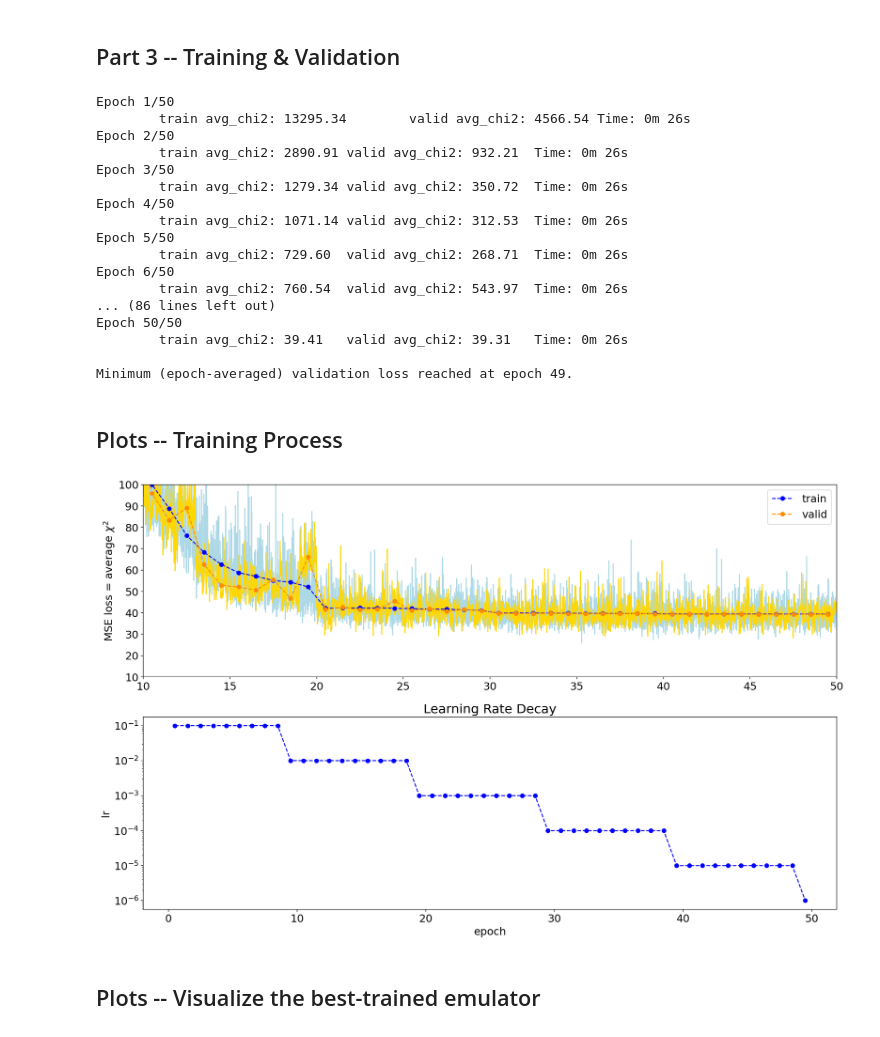
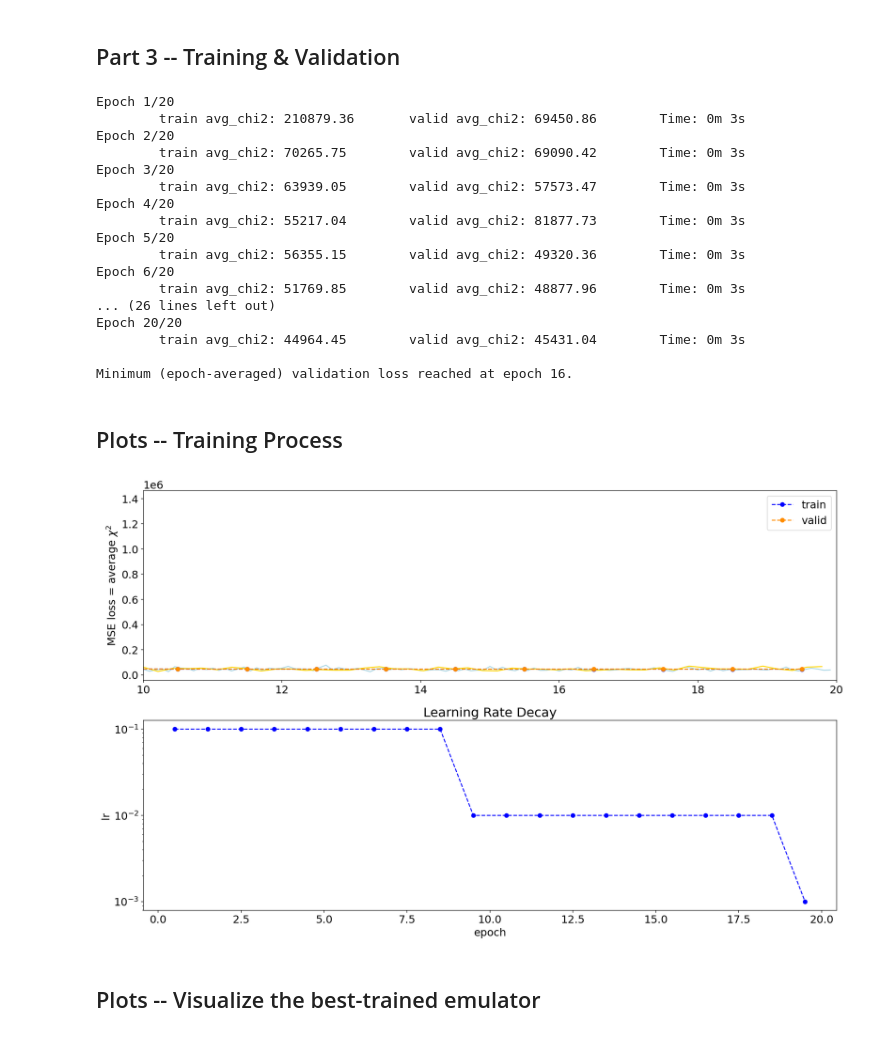
Before and after one commit to hungjinh/emulator_Nx2pt, a Jupyter notebook: notebooks/develop/[build] Simple MLE model (with dataV decorrelated).ipynb, the cells around one changed output. Saved outputs shown, nothing was run; the diff lists cells and outputs as text; code cells hidden in the pictures.

```diff
--- a/notebooks/develop/[build] Simple MLE model (with dataV decorrelated).ipynb
+++ b/notebooks/develop/[build] Simple MLE model (with dataV decorrelated).ipynb
@@ -16,7 +16,7 @@ import torch.optim as optim
 # %%
 dir_data = '/home/hhg/Research/emu_Nx2pt/data/'
 filename = dir_data+'pco_train_1000000.pkl'
-startID, endID = 0, 100000
+startID, endID = 0, 10000
 
 with open(filename, 'rb') as handle:
     pco_samples = pickle.load(handle)
@@ -46,7 +46,7 @@ class datavDataset(Dataset):
     def __getitem__(self, index):
         pcoID = self.IDs[index]
         dataT = torch.load( os.path.join(self.dir_datav, 'dataT_'+str(pcoID)+'.pt') )
-        pco = torch.from_numpy(df_pco.iloc[[pcoID]].values[0]).float()
+        pco = torch.from_numpy(df_pco.loc[[pcoID]].values[0]).float()
         return pco, dataT
 
     def __len__(self):
@@ -104,7 +115,7 @@ class ChiSquare(nn.Module):
         return chi2
 # %%
 # ------ Hyper-parameters ------
-num_epochs = 50
+num_epochs = 20
 batch_size = batch_size
 learning_rate = 0.1
 step_size = 10
@@ -113,7 +124,7 @@ early_stop_threshold = 10
 
 ########################
 
-model = SimpleNet(Npco=Npco, Nout=Nout, Nhidden1=Nhidden1, Nhidden2=Nhidden2).to(device)
+model = MLP(Npco, Nout, Nblocks, Nhidden).to(device)
 
 #criterion = nn.MSELoss()
 criterion = ChiSquare()
@@ -143,9 +154,9 @@ for epoch in range(num_epochs):
     for phase in ['train', 'valid']:
 
         if phase == 'train':
-            model = model.train()
+            model.train()
         else:
-            model = model.eval()
+            model.eval()
 
         running_loss = 0.0
         for i, (inputs, labels) in enumerate(dataloader[phase]):
@@ -200,23 +211,23 @@ for epoch in range(num_epochs):
 
 print(f'\nMinimum (epoch-averaged) validation loss reached at epoch {best_epoch+1}.')
 # %% [output]
-Epoch 1/50
-        train avg_chi2: 13295.34        valid avg_chi2: 4566.54 Time: 0m 26s
-Epoch 2/50
-        train avg_chi2: 2890.91 valid avg_chi2: 932.21  Time: 0m 26s
-Epoch 3/50
-        train avg_chi2: 1279.34 valid avg_chi2: 350.72  Time: 0m 26s
-Epoch 4/50
-        train avg_chi2: 1071.14 valid avg_chi2: 312.53  Time: 0m 26s
-Epoch 5/50
-        train avg_chi2: 729.60  valid avg_chi2: 268.71  Time: 0m 26s
-Epoch 6/50
-        train avg_chi2: 760.54  valid avg_chi2: 543.97  Time: 0m 26s
-... (86 lines left out)
-Epoch 50/50
-        train avg_chi2: 39.41   valid avg_chi2: 39.31   Time: 0m 26s
+Epoch 1/20
+        train avg_chi2: 210879.36       valid avg_chi2: 69450.86        Time: 0m 3s
+Epoch 2/20
+        train avg_chi2: 70265.75        valid avg_chi2: 69090.42        Time: 0m 3s
+Epoch 3/20
+        train avg_chi2: 63939.05        valid avg_chi2: 57573.47        Time: 0m 3s
+Epoch 4/20
+        train avg_chi2: 55217.04        valid avg_chi2: 81877.73        Time: 0m 3s
+Epoch 5/20
+        train avg_chi2: 56355.15        valid avg_chi2: 49320.36        Time: 0m 3s
+Epoch 6/20
+        train avg_chi2: 51769.85        valid avg_chi2: 48877.96        Time: 0m 3s
+... (26 lines left out)
+Epoch 20/20
+        train avg_chi2: 44964.45        valid avg_chi2: 45431.04        Time: 0m 3s
 
-Minimum (epoch-averaged) validation loss reached at epoch 49.
+Minimum (epoch-averaged) validation loss reached at epoch 16.
 # %% [markdown]
 ## Plots -- Training Process
 # %%
@@ -232,36 +243,36 @@ epoch_tick = np.array(range(len(trainInfo['epoch_train_loss'])))+0.5
 
 # --------------------------
 
 plt.figure(figsize=(16,10))
 
 plt.subplot(211)
 
 n = 10
 plt.plot(iter_tick['train'][::n], trainInfo['train_loss'][::n], color='lightblue')
 plt.plot(iter_tick['valid'][::n], trainInfo['valid_loss'][::n], color='gold')
 
 plt.plot(epoch_tick, trainInfo['epoch_train_loss'], 'o--', label='train', color='b')
 plt.plot(epoch_tick, trainInfo['epoch_valid_loss'], 'o--', label='valid', color='darkorange')
 
 plt.ylabel('MSE loss = average $\chi^2$')
 
 plt.legend()
 
-plt.xlim([10,50])
-plt.ylim([10,100])
+plt.xlim([10,20])
+#plt.ylim([0,10000])
 
 
 plt.subplot(212)
 plt.plot(epoch_tick, trainInfo['lr'], 'o--', label='train', color='b' )
 plt.title('Learning Rate Decay')
 plt.ylabel('lr')
 plt.yscale('log')
 plt.xlabel('epoch')
 
 
 plt.tight_layout()
 # %% [output]
-[figure, old version]
+[figure, new version]
 # %% [markdown]
 ## Plots -- Visualize the best-trained emulator
 # %%
```
Also changed, not shown: parts of 7 cells of this notebook, 3 other files.
